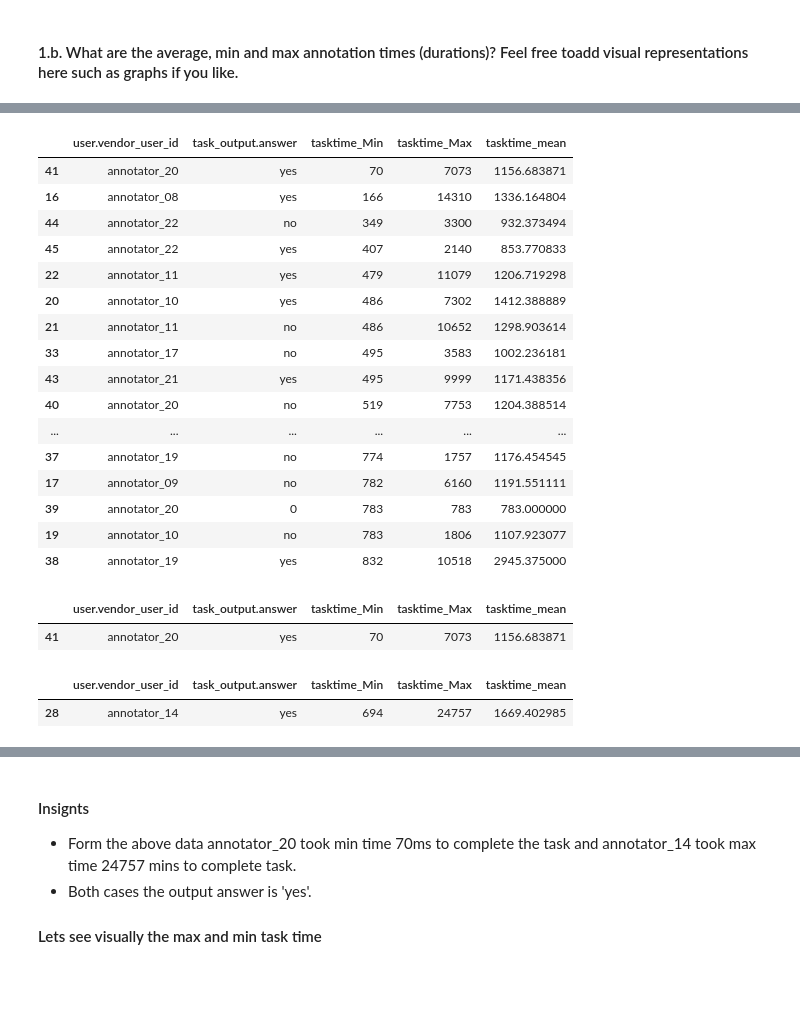
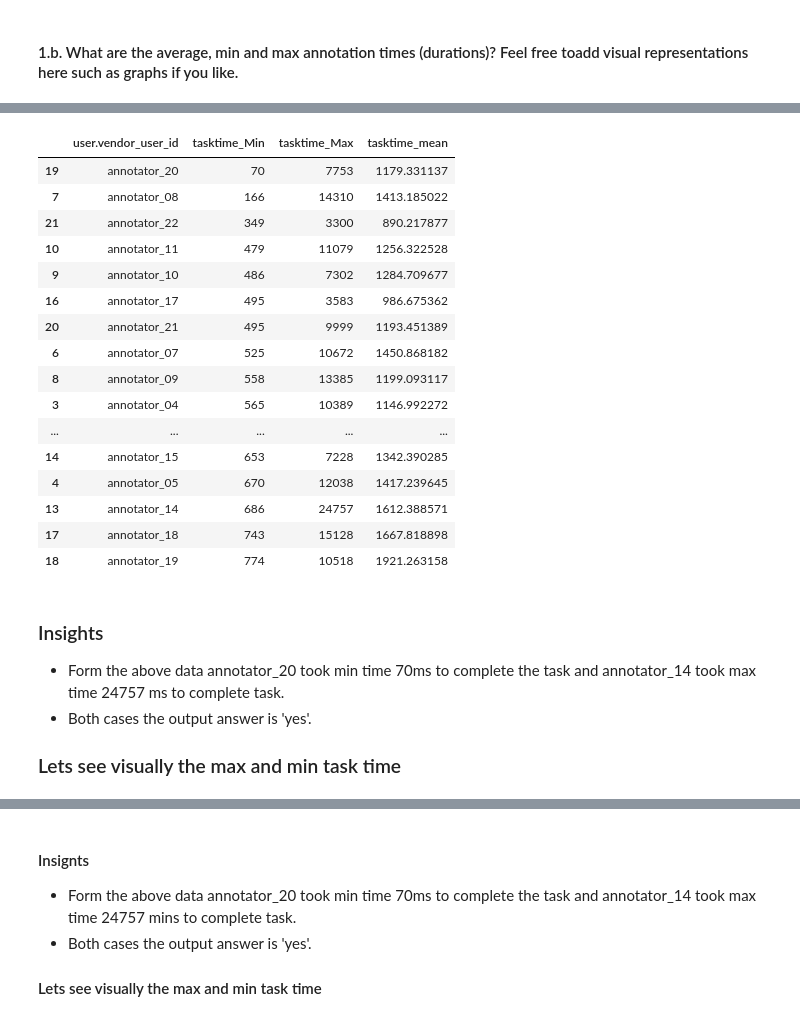
Before and after one commit to Sulochanaakki/Bicycle_Annotators, a Jupyter notebook: experiments/data_anaysis.ipynb, the cells around one changed output, grey strips where cells are left out. Drawn from its saved outputs; the diff is of its cells as text; code cells hidden in the pictures; blank space fills up the shorter version.

```diff
--- a/experiments/data_anaysis.ipynb
+++ b/experiments/data_anaysis.ipynb
@@ -190,5 +99,5 @@ df_new.to_csv('data/finaldata.csv')
 # %%
-df_new=pd.read_csv('data/finaldata.csv')
+df_new=pd.read_csv('../data/finaldata.csv')
 # %%
 df_new.reset_index(drop=True)
 df_new.drop(columns='Unnamed: 0',inplace=True)
@@ -342,7 +248,7 @@ There is only is_bicycle column have null values
 # %% [markdown]
 #### filling null values with zero
 # %%
-df=df.replace(np.nan,0)
+df.fillna('no_output', inplace=True)
 df.isnull().sum()
 # %% [output]
 created_at                  0
@@ -456,34 +345,31 @@ df.head()
 # %%
 #df.groupby('user.vendor_user_id')['task_output.duration_ms'].agg()
-df_time = (df.assign(Data_Value=df['task_output.duration_ms'].abs())
-       .groupby(['user.vendor_user_id','task_output.answer'])['task_output.duration_ms'].agg([('Min' , 'min'), ('Max', 'max'),('mean','mean')])
-       .add_prefix('tasktime_')).reset_index().sort_values(['tasktime_Min', 'tasktime_Max','tasktime_mean'])
+df_time=df.groupby(['user.vendor_user_id'])['task_output.duration_ms'].agg([('Min' , 'min'), ('Max', 'max'),
+                                                                                              ('mean','mean')]).add_prefix('tasktime_').reset_index().sort_values(['tasktime_Min',
+                                                                                              'tasktime_Max','tasktime_mean'])
 df_time
 # %% [output]
-|  | user.vendor_user_id | task_output.answer | tasktime_Min | tasktime_Max | tasktime_mean |
-| 41 | annotator_20 | yes | 70 | 7073 | 1156.683871 |
-| 16 | annotator_08 | yes | 166 | 14310 | 1336.164804 |
-| 44 | annotator_22 | no | 349 | 3300 | 932.373494 |
-| 45 | annotator_22 | yes | 407 | 2140 | 853.770833 |
-| 22 | annotator_11 | yes | 479 | 11079 | 1206.719298 |
-| 20 | annotator_10 | yes | 486 | 7302 | 1412.388889 |
-| 21 | annotator_11 | no | 486 | 10652 | 1298.903614 |
-| 33 | annotator_17 | no | 495 | 3583 | 1002.236181 |
-| 43 | annotator_21 | yes | 495 | 9999 | 1171.438356 |
-| 40 | annotator_20 | no | 519 | 7753 | 1204.388514 |
-| ... | ... | ... | ... | ... | ... |
-| 37 | annotator_19 | no | 774 | 1757 | 1176.454545 |
-| 17 | annotator_09 | no | 782 | 6160 | 1191.551111 |
-| 39 | annotator_20 | 0 | 783 | 783 | 783.000000 |
-| 19 | annotator_10 | no | 783 | 1806 | 1107.923077 |
-| 38 | annotator_19 | yes | 832 | 10518 | 2945.375000 |
+|  | user.vendor_user_id | tasktime_Min | tasktime_Max | tasktime_mean |
+| 19 | annotator_20 | 70 | 7753 | 1179.331137 |
+| 7 | annotator_08 | 166 | 14310 | 1413.185022 |
+| 21 | annotator_22 | 349 | 3300 | 890.217877 |
+| 10 | annotator_11 | 479 | 11079 | 1256.322528 |
+| 9 | annotator_10 | 486 | 7302 | 1284.709677 |
+| 16 | annotator_17 | 495 | 3583 | 986.675362 |
+| 20 | annotator_21 | 495 | 9999 | 1193.451389 |
+| 6 | annotator_07 | 525 | 10672 | 1450.868182 |
+| 8 | annotator_09 | 558 | 13385 | 1199.093117 |
+| 3 | annotator_04 | 565 | 10389 | 1146.992272 |
+| ... | ... | ... | ... | ... |
+| 14 | annotator_15 | 653 | 7228 | 1342.390285 |
+| 4 | annotator_05 | 670 | 12038 | 1417.239645 |
+| 13 | annotator_14 | 686 | 24757 | 1612.388571 |
+| 17 | annotator_18 | 743 | 15128 | 1667.818898 |
+| 18 | annotator_19 | 774 | 10518 | 1921.263158 |
-# %%
-df_time[df_time.tasktime_Min==df_time.tasktime_Min.min()]
-# %% [output]
-|  | user.vendor_user_id | task_output.answer | tasktime_Min | tasktime_Max | tasktime_mean |
-| 41 | annotator_20 | yes | 70 | 7073 | 1156.683871 |
-# %%
-df_time[df_time.tasktime_Max==df_time.tasktime_Max.max()]
-# %% [output]
-|  | user.vendor_user_id | task_output.answer | tasktime_Min | tasktime_Max | tasktime_mean |
-| 28 | annotator_14 | yes | 694 | 24757 | 1669.402985 |
+# %% [markdown]
+### Insights
+
+- Form the above data annotator_20 took min time 70ms to complete the task and annotator_14 took max time 24757 ms to complete task.
+- Both cases the output answer is 'yes'.
+
+### Lets see visually the max and min task time
```
Also changed, not shown: parts of 49 cells of this notebook, 4 other files.
